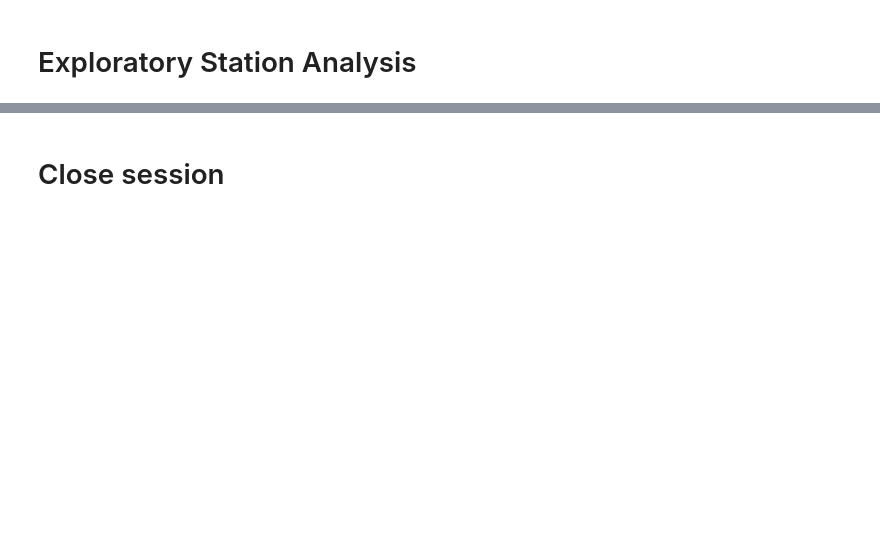
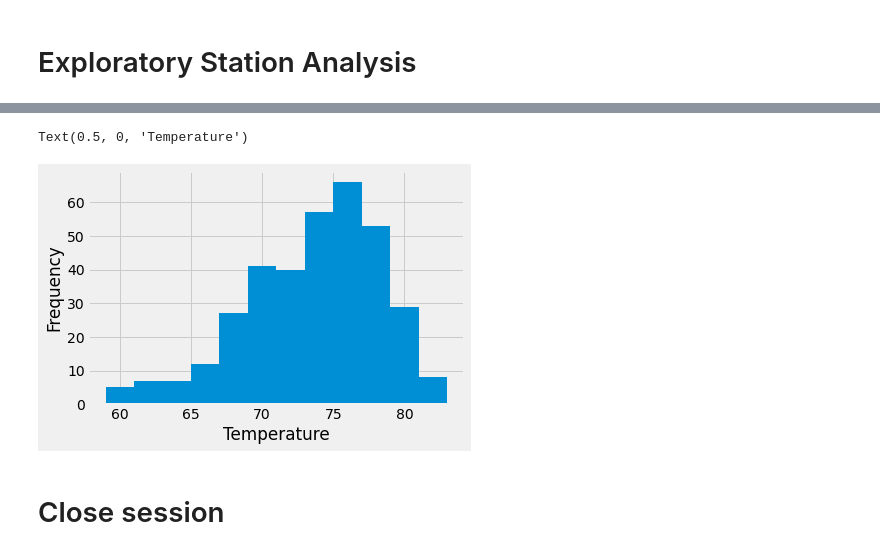
Before and after one commit to SyFlores/sqlalchemy-challenge, a Jupyter notebook: climate_starter.ipynb, the cells around one changed output, grey strips where cells are left out. Drawn from its saved outputs; the diff is of its cells as text; code cells hidden in the pictures; blank space fills up the shorter version.

```diff
--- a/climate_starter.ipynb
+++ b/climate_starter.ipynb
@@ -79,3 +115,9 @@ meas_df.describe()
 # %%
 # Design a query to find the most active stations (i.e. what stations have the most rows?)
 # List the stations and the counts in descending order.
+placeholder = session.query(measurement.station, func.count(measurement.station))\
+    .group_by(measurement.station)\
+    .order_by(func.count(measurement.station)\
+    .desc()).all()
+most_active = str(placeholder[0][0])
+most_active
@@ -84,3 +132,7 @@ meas_df.describe()
 # %%
 # Using the most active station id
 # Query the last 12 months of temperature observation data for this station and plot the results as a histogram
+active_data = session.query(measurement.station, measurement.date, measurement.prcp, measurement.tobs)\
+    .filter(measurement.station == most_active)\
+    .filter(measurement.date >= year_back_date).all()
+active_data_df = pd.DataFrame(active_data, columns=["Station", "Date", "Precipitation", "Temperature"])
@@ -87,3 +155,9 @@ meas_df.describe()
+# %%
+active_data_df["Temperature"].plot.hist(bins=12)
+plt.xlabel("Temperature")
+# %% [output]
+Text(0.5, 0, 'Temperature')
+[figure, added]
 # %% [markdown]
 # Close session
 # %%
```
Also changed, not shown: parts of 12 cells of this notebook.
